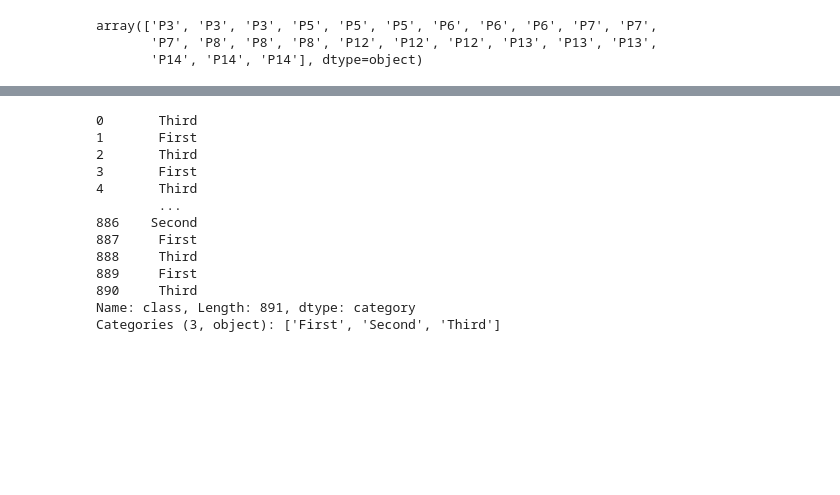
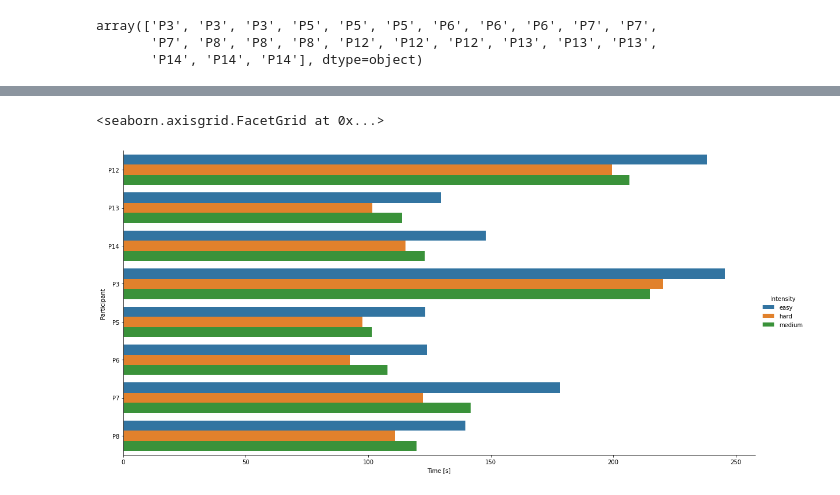
Before and after one commit to luceskywalker/xski, a Jupyter notebook: code/jupyter_lucas/statistic_subtechs.ipynb, the cells around one changed output, grey strips where cells are left out. Saved outputs shown, nothing was run; the diff lists cells and outputs as text; code cells hidden in the pictures; blank space fills up the shorter version.

```diff
--- a/code/jupyter_lucas/statistic_subtechs.ipynb
+++ b/code/jupyter_lucas/statistic_subtechs.ipynb
@@ -45,16 +43,5 @@ dff= sns.load_dataset("titanic")
-# %%
-dff['class']
-# %% [output]
-0       Third
-1       First
-2       Third
-3       First
-4       Third
-        ...
-886    Second
-887     First
-888     Third
-889     First
-890     Third
-Name: class, Length: 891, dtype: category
-Categories (3, object): ['First', 'Second', 'Third']
+# %%
+sns.catplot(data=df, x='Time [s]', y='Participant', hue='Intensity', kind = 'bar', aspect=2, height = 8)
+# %% [output]
+<seaborn.axisgrid.FacetGrid at 0x...>
+[figure, added]
```
Also changed, not shown: parts of 9 cells of this notebook, 9 other files.
